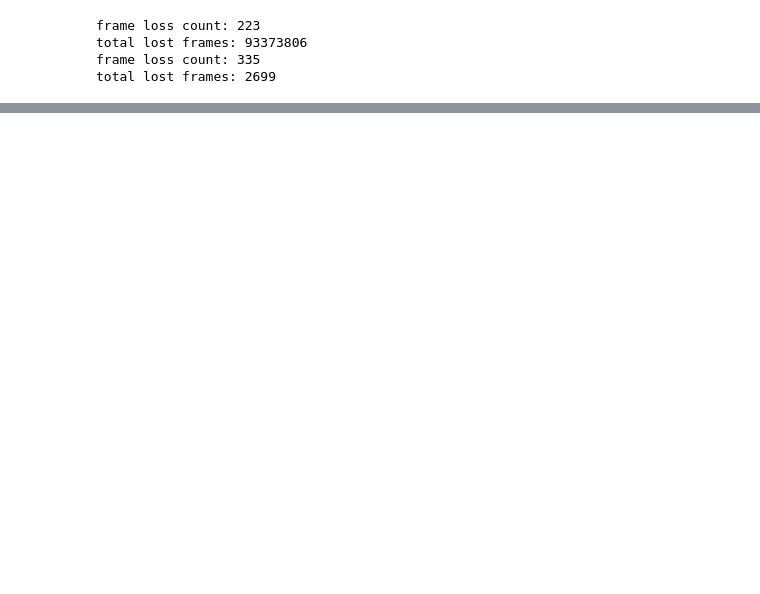
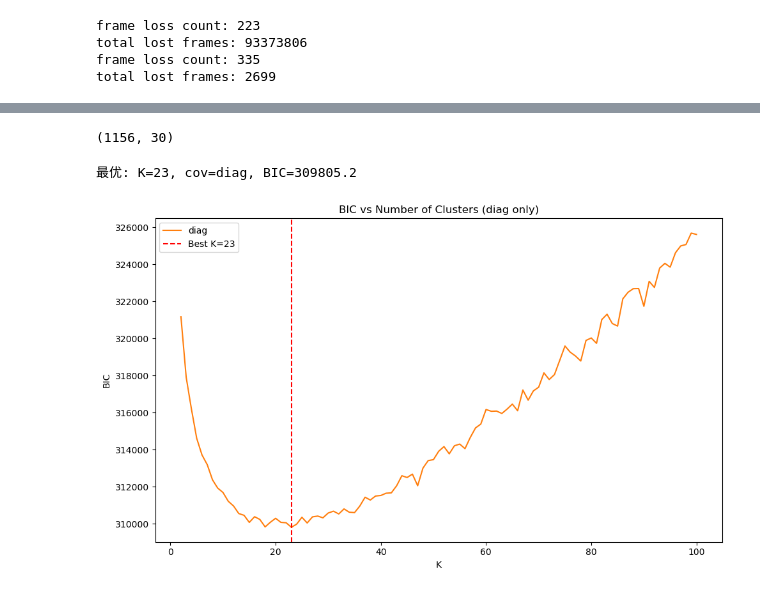
Before and after one commit to FrankyWang-045/IMU-based-ethology, a Jupyter notebook: Data_frameloss.ipynb, the cells around one changed output, grey strips where cells are left out. Saved outputs shown, nothing was run; the diff lists cells and outputs as text; code cells hidden in the pictures; blank space fills up the shorter version.

```diff
--- a/Data_frameloss.ipynb
+++ b/Data_frameloss.ipynb
@@ -863,0 +814,71 @@ SyntaxError: invalid character '：' (U+FF1A) (3509298613.py, line 13)
+# %%
+#降维
+from sklearn.preprocessing import StandardScaler
+from sklearn.decomposition import PCA
+
+def dim_reduction(features, PCs = 30):
+    scaler = StandardScaler()
+    features_scaled = scaler.fit_transform(features)
+    pca = PCA(n_components=PCs)
+    features_pca = pca.fit_transform(features_scaled)
+    return features_pca
+# %%
+#运行提取、降维聚类
+features =  []
+for s in data1_CPDsegments:
+    feat = extract_features(s, fs=100)
+    features.append(feat)
+
+features_pca = dim_reduction(features)
+# %%
+print(features_pca.shape)
+# %% [output]
+(1156, 30)
+# %%
+import numpy as np
+import matplotlib.pyplot as plt
+from sklearn.mixture import GaussianMixture
+from sklearn.decomposition import PCA
+import umap
+from sklearn.manifold import TSNE
+
+# 输入: X_pca (n_segments, n_features)
+X_pca = features_pca
+
+# 1. BIC 搜索，仅 diag
+K_range = range(2, 101)
+best_bic = np.inf
+best_gmm = None
+bics = []
+
+for K in K_range:
+    gmm = GaussianMixture(
+        n_components=K,
+        covariance_type='diag',
+        n_init=10,
+        random_state=0
+    )
+    gmm.fit(X_pca)
+    bic = gmm.bic(X_pca)
+    bics.append(bic)
+
+    if bic < best_bic:
+        best_bic = bic
+        best_gmm = gmm
+
+labels = best_gmm.predict(X_pca)
+print(f"最优: K={best_gmm.n_components}, cov=diag, BIC={best_bic:.1f}")
+
+# 2. 绘制 BIC 曲线
+plt.figure(figsize=(10, 6))
+plt.plot(K_range, bics, color='tab:orange', label='diag')
+plt.axvline(best_gmm.n_components, color='red', linestyle='--', label=f'Best K={best_gmm.n_components}')
+plt.xlabel('K')
+plt.ylabel('BIC')
+plt.title('BIC vs Number of Clusters (diag only)')
+plt.legend()
+plt.tight_layout()
+plt.show()
+# %% [output]
+最优: K=23, cov=diag, BIC=309805.2
+[figure, added]
```
Also changed, not shown: parts of 32 cells of this notebook, 6 other files.
